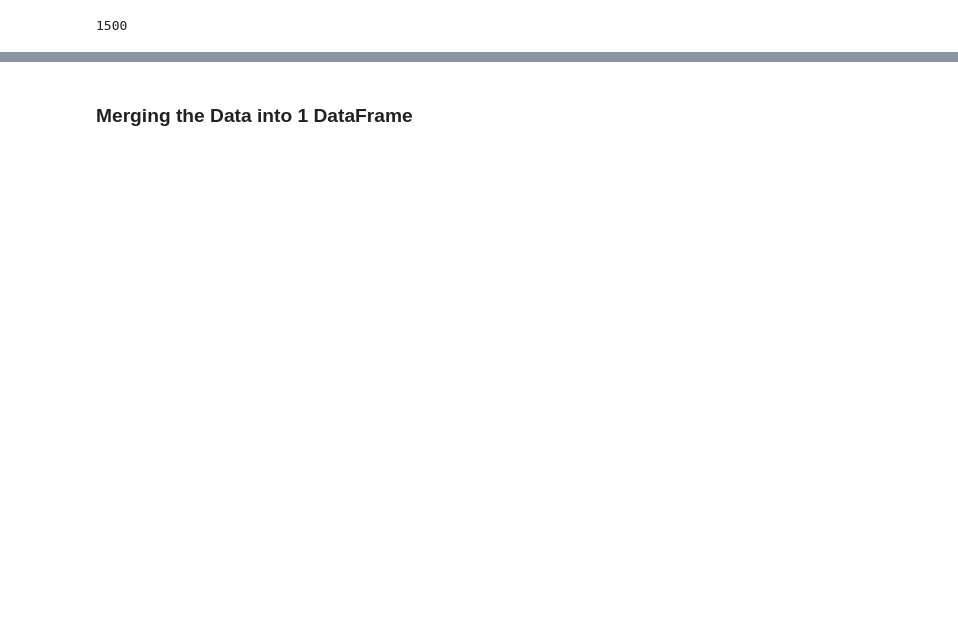
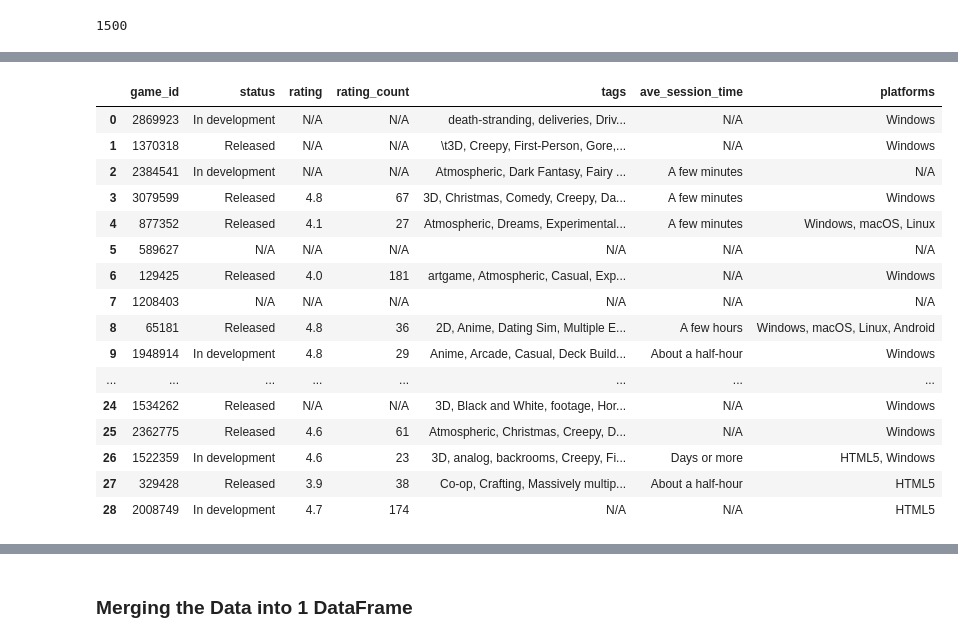
Before and after one commit to angelocguerra/data102-webscraping, a Jupyter notebook: Homework1.ipynb, the cells around one changed output, grey strips where cells are left out. Saved outputs shown, nothing was run; the diff lists cells and outputs as text; code cells hidden in the pictures; blank space fills up the shorter version.

```diff
--- a/Homework1.ipynb
+++ b/Homework1.ipynb
@@ -316,0 +429,60 @@ more_info_df.columns = ['status','rating','rating_count','tags','ave_session_tim
+# %%
+"""
+    Follow the order:
+    [game_id, status, rating, rating_count, tags, sesh_time, platforms]
+"""
+
+retrieved_info = [
+    ['2869923', 'In development', 'N/A', 'N/A','death-stranding, deliveries, Driving, Exploration, job, job-system, Post-apocalyptic, Tanks, upgrades, Working Simulator', 'N/A', 'Windows'],
+    ['1370318','Released', 'N/A', 'N/A', '	3D, Creepy, First-Person, Gore, Horror, PSX (PlayStation), Psychological Horror, Retro, Unity', 'N/A', 'Windows'],
+    ['2384541','In development', 'N/A', 'N/A', 'Atmospheric, Dark Fantasy, Fairy Tale, Fantasy, Ghosts, Gothic, Medieval, Mystery, Point & Click', 'A few minutes', 'N/A'],
+    ['3079599','Released', '4.8', '67', '3D, Christmas, Comedy, Creepy, Dark, Dark Humor, Horror, Pixel Art, PSX (PlayStation)', 'A few minutes', 'Windows'],
+    ['877352' ,'Released', '4.1', '27', 'Atmospheric, Dreams, Experimental, Exploration, non-eucledian, psychedelic', 'A few minutes', 'Windows, macOS, Linux'],
+    ['589627','N/A','N/A','N/A','N/A','N/A','N/A'], # no additional information available
+    ['129425', 'Released', '4.0', '181', 'artgame, Atmospheric, Casual, Experimental, Mystery, Photorealistic, Point & Click, Surreal, Voice Acting, Walking simulator', 'N/A', 'Windows'],
+    ['1208403','N/A','N/A','N/A','N/A','N/A','N/A'], # no additional information available
+    ['65181','Released', '4.8','36',"2D, Anime, Dating Sim, Multiple Endings, otoge, Otome, Ren'Py, Romance",'A few hours','Windows, macOS, Linux, Android'],
+    ['1948914','In development', '4.8', '29','Anime, Arcade, Casual, Deck Building, Idle, Roguelike, Roguelite, solitaire','About a half-hour', 'Windows'],
+    ['1559343', 'Released','4.7','29','Arcade, crank, Endless, jumping, Playdate','N/A','N/A'],
+    ['1881272','In development', '4.0', '32','inflation, pregnant, Slime','N/A', 'Windows, macOS'],
+    ['1511140','In development', '4.9', '32', '3D, debate, Horror, JRPG, Mystery, Pixel Art, Singleplayer, Thriller', 'About a half-hour', 'Windows'],
+    ['1581512','Released', 'N/A', 'N/A', '3D, Funny, Horror, Short, shrek, silly, Singleplayer', 'A few seconds', 'Windows, macOS, Linux'],
+    ['1975309', 'Released', 'N/A', 'N/A', '2D, Anime, Female Protagonist, Otome, Romance, Short, Singleplayer', 'A few seconds', 'HTML5, Windows, macOS'],
+    ['1365045','Released', '4.8','64','8-Bit, Demake, dune2, PICO-8, Pixel Art, Real time strategy, Retro','About a half-hour', 'HTML5, Windows, macOS, Linux'],
+    ['1109093','Released', '5.0','7','eli, eliaquim, hakuen-studio, rmmv, rmmz, RPG Maker, sample-project','A few seconds', 'N/A'],
+    ['3223767','Released', '5.0', '2', 'N/A', 'N/A', 'Windows, macOS, Linux, Android'],
+    ['1022835','Released', '4.7','137','Casual, Cute, Exploration, Mystery, Narrative, Point & Click, Short, Story Rich','About an hour', 'HTML5, Windows, macOS, Linux'],
+    ['749912','Released', '5.0','20','2D, 8bits, mistery, MSX, Pixel Art, Retro, Singleplayer, ZX Spectrum','About a half-hour','Windows, macOS, Linux, Android'],
+    ['857480','Released', '4.9','16','Exploration, model, Sandbox','A few minutes', 'HTML5'],
+    ['117955','N/A','N/A','N/A','N/A','N/A','N/A'], # no additional information available
+    ['1029510','Released', '4.3','56','Arcade, First-Person, FPS, Sci-fi, Short, Unity, Voxel','N/A','HTML5, Windows, Android'],
+    ['583081','Released', '4.5','213','Atmospheric, Colorful, Cozy, First-Person, nature, photography, Procedural Generation, Relaxing, Short, Walking simulator','About a half-hour','Windows, macOS, Linux'],
+    ['1534262','Released', 'N/A', 'N/A', '3D, Black and White, footage, Horror, PSX (PlayStation), Psychological Horror, Retro, Singleplayer, vhs', 'N/A', 'Windows'],
+    ['2362775','Released', '4.6','61','Atmospheric, Christmas, Creepy, Dark, Horror, Indie, Low-poly, PSX (PlayStation), Retro, weird','N/A','Windows'],
+    ['1522359','In development', '4.6', '23', "3D, analog, backrooms, Creepy, Five Nights at Freddy's, Horror, liminal, ps1, scp, Singleplayer", 'Days or more', 'HTML5, Windows'],
+    ['329428','Released', '3.9','38','Co-op, Crafting, Massively multiplayer, Post-apocalyptic, Real-Time, Team-Based, Top-Down, upgrades','About a half-hour', 'HTML5'],
+    ['2008749','In development', '4.7','174','N/A','N/A', 'HTML5']
+]
+
+retrieved_info = np.array(retrieved_info)
+retrieved_info_df = pd.DataFrame(retrieved_info)
+retrieved_info_df.columns = ['game_id', 'status','rating','rating_count','tags','ave_session_time','platforms']
+retrieved_info_df
+# %% [output]
+|  | game_id | status | rating | rating_count | tags | ave_session_time | platforms |
+| 0 | 2869923 | In development | N/A | N/A | death-stranding, deliveries, Driv... | N/A | Windows |
+| 1 | 1370318 | Released | N/A | N/A | \t3D, Creepy, First-Person, Gore,... | N/A | Windows |
+| 2 | 2384541 | In development | N/A | N/A | Atmospheric, Dark Fantasy, Fairy ... | A few minutes | N/A |
+| 3 | 3079599 | Released | 4.8 | 67 | 3D, Christmas, Comedy, Creepy, Da... | A few minutes | Windows |
+| 4 | 877352 | Released | 4.1 | 27 | Atmospheric, Dreams, Experimental... | A few minutes | Windows, macOS, Linux |
+| 5 | 589627 | N/A | N/A | N/A | N/A | N/A | N/A |
+| 6 | 129425 | Released | 4.0 | 181 | artgame, Atmospheric, Casual, Exp... | N/A | Windows |
+| 7 | 1208403 | N/A | N/A | N/A | N/A | N/A | N/A |
+| 8 | 65181 | Released | 4.8 | 36 | 2D, Anime, Dating Sim, Multiple E... | A few hours | Windows, macOS, Linux, Android |
+| 9 | 1948914 | In development | 4.8 | 29 | Anime, Arcade, Casual, Deck Build... | About a half-hour | Windows |
+| ... | ... | ... | ... | ... | ... | ... | ... |
+| 24 | 1534262 | Released | N/A | N/A | 3D, Black and White, footage, Hor... | N/A | Windows |
+| 25 | 2362775 | Released | 4.6 | 61 | Atmospheric, Christmas, Creepy, D... | N/A | Windows |
+| 26 | 1522359 | In development | 4.6 | 23 | 3D, analog, backrooms, Creepy, Fi... | Days or more | HTML5, Windows |
+| 27 | 329428 | Released | 3.9 | 38 | Co-op, Crafting, Massively multip... | About a half-hour | HTML5 |
+| 28 | 2008749 | In development | 4.7 | 174 | N/A | N/A | HTML5 |
```
Also changed, not shown: parts of 20 cells of this notebook.
